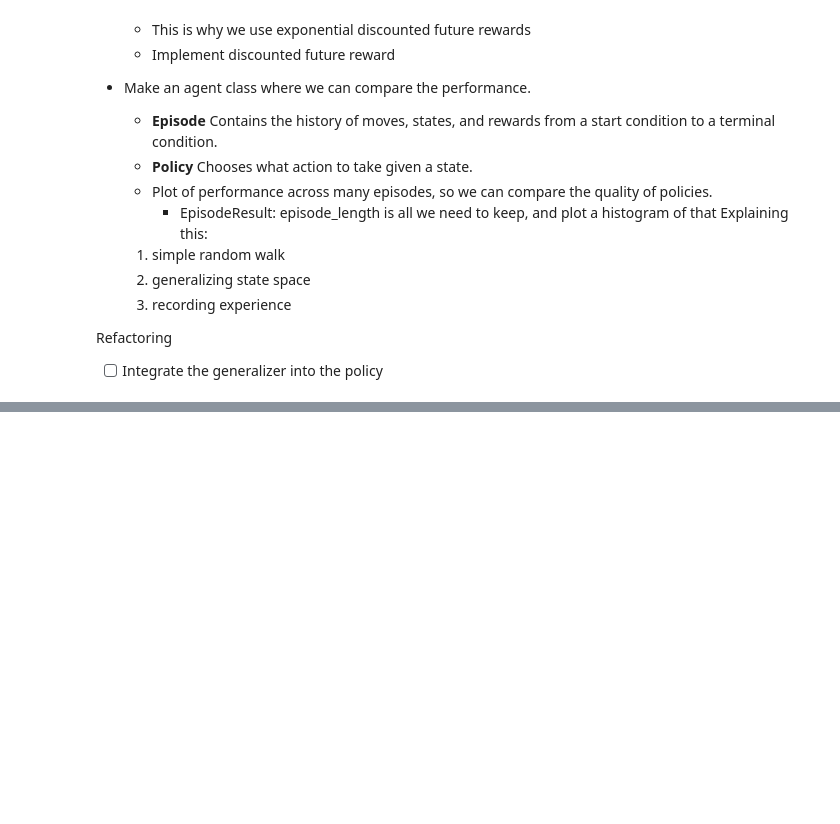
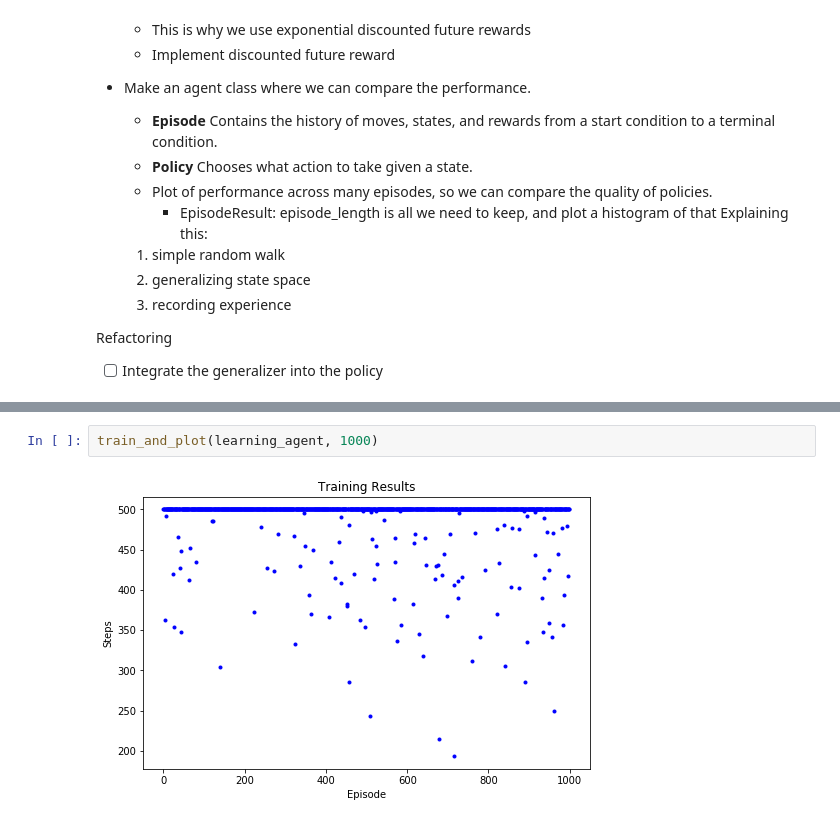
Before and after one commit to unoti/ai-gym-experiments, a Jupyter notebook: 3-Discretizing.ipynb, the cells around one changed output, grey strips where cells are left out. Drawn from its saved outputs; the diff is of its cells as text; blank space fills up the shorter version.

```diff
--- a/3-Discretizing.ipynb
+++ b/3-Discretizing.ipynb
@@ -701,0 +747,4 @@ plt.show()
+# %%
+train_and_plot(learning_agent, 1000)
+# %% [output]
+[figure, added]
```
Also changed, not shown: parts of 30 cells of this notebook.
